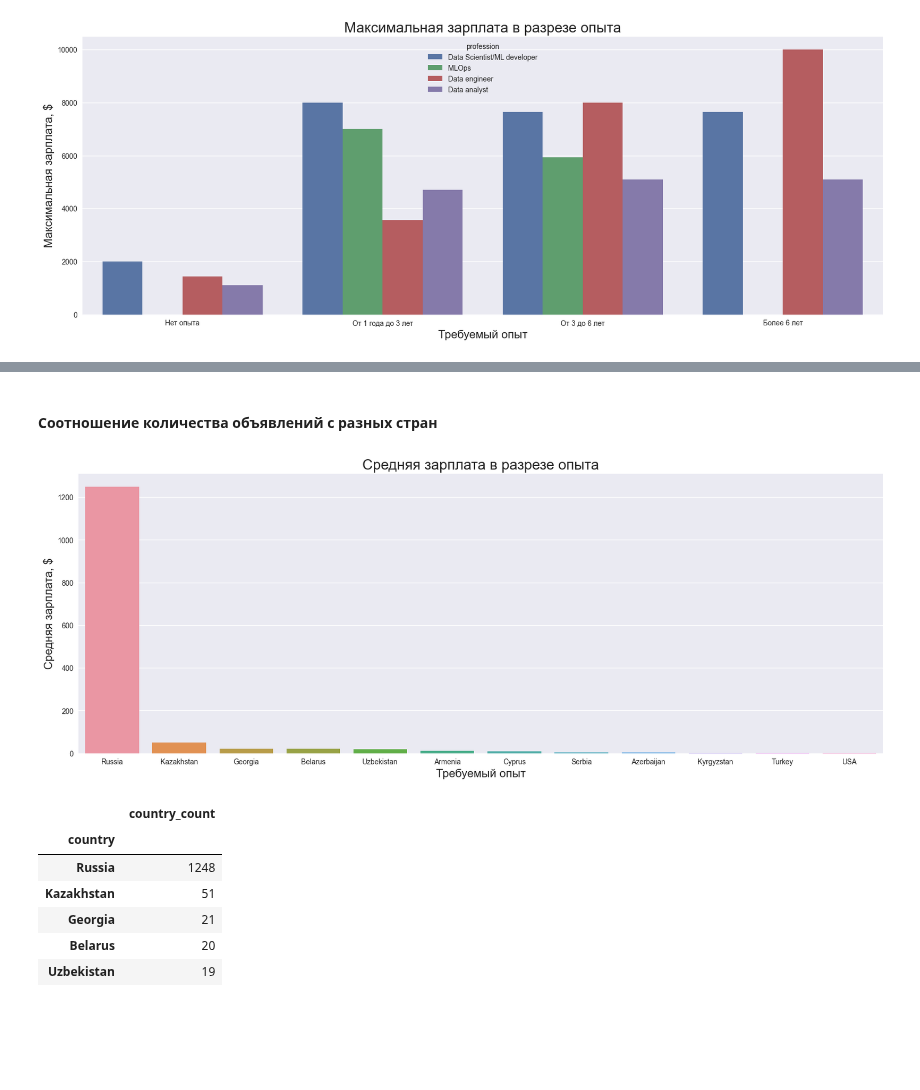
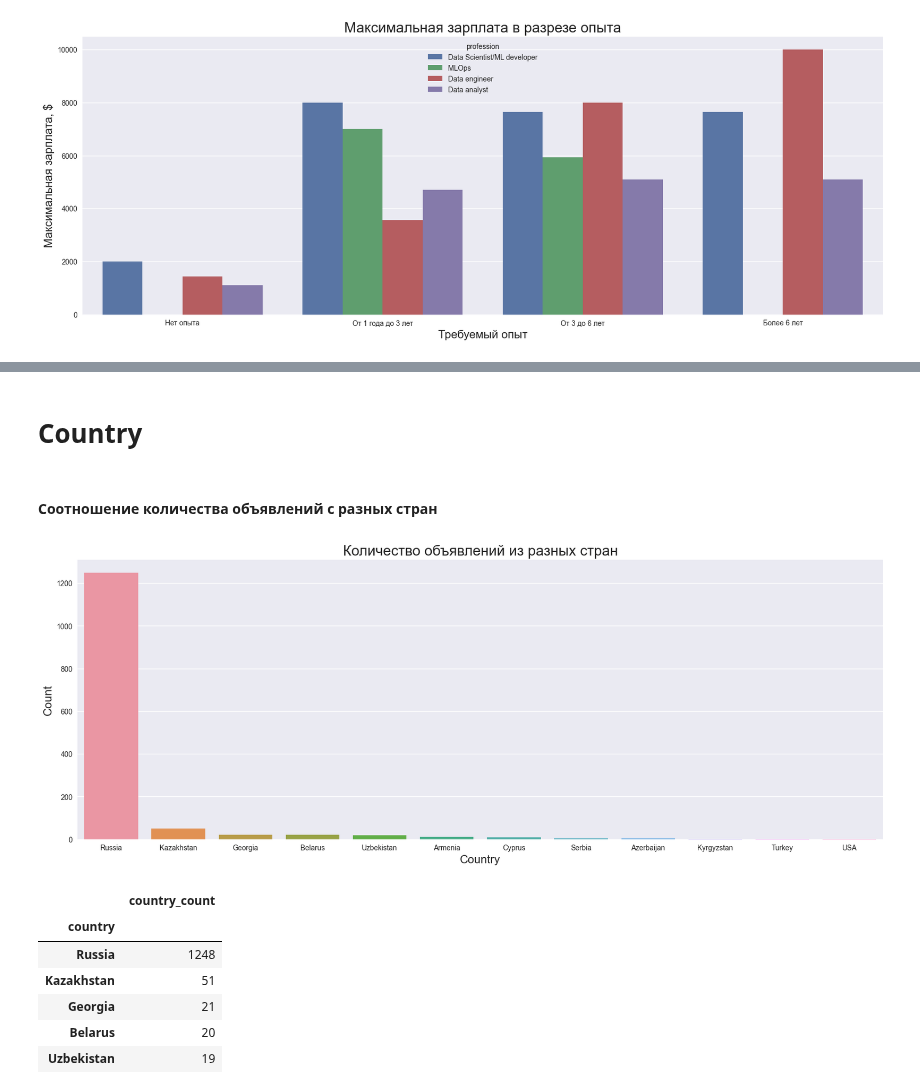
Before and after one commit to Lerrale/DE_vacancy_analysis, a Jupyter notebook: Job_Analysis_4_Analysis.ipynb, the cells around one changed output, grey strips where cells are left out. Drawn from its saved outputs; the diff is of its cells as text; code cells hidden in the pictures; blank space fills up the shorter version.

```diff
--- a/Job_Analysis_4_Analysis.ipynb
+++ b/Job_Analysis_4_Analysis.ipynb
@@ -184,2 +181,0 @@ barplot1.set_ylabel('Максимальная зарплата, $', fontsize=16)
-# %% [markdown]
-#### Соотношение количества объявлений с разных стран
@@ -189,0 +182,4 @@ df_pie_country = df.groupby('country').aggregate({'country': 'count'}) \
+# %% [markdown]
+# Country
+# %% [markdown]
+#### Соотношение количества объявлений с разных стран
@@ -190,21 +190,21 @@ df_pie_country = df.groupby('country').aggregate({'country': 'count'}) \
 # %%
 
 fig, axes = plt.subplots(nrows=1, ncols=1, figsize=(20, 7))
 
 barplot_country = sns.barplot(
            data=df_pie_country,
            x=df_pie_country.index,
            y='country_count',
 
            ci=None
            )
 
 barplot_country.tick_params(axis='x', rotation=0);
-barplot_country.set_title('Средняя зарплата в разрезе опыта', fontsize=20);
-barplot_country.set_xlabel('Требуемый опыт', fontsize=16);
-barplot_country.set_ylabel('Средняя зарплата, $', fontsize=16);
+barplot_country.set_title('Количество объявлений из разных стран', fontsize=20);
+barplot_country.set_xlabel('Country', fontsize=16);
+barplot_country.set_ylabel('Count', fontsize=16);
 # %% [output]
-[figure, old version]
+[figure, new version]
 # %%
 df_pie_country
 # %% [output]
```
Also changed, not shown: parts of 21 cells of this notebook.
